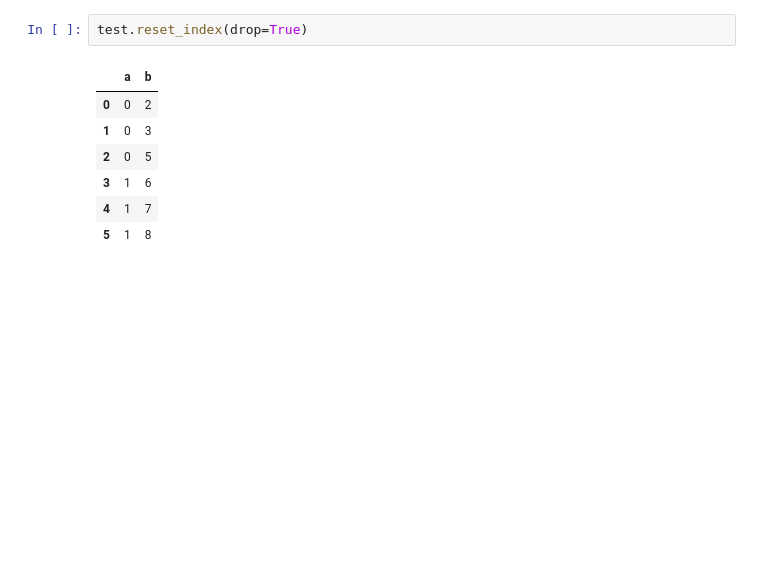
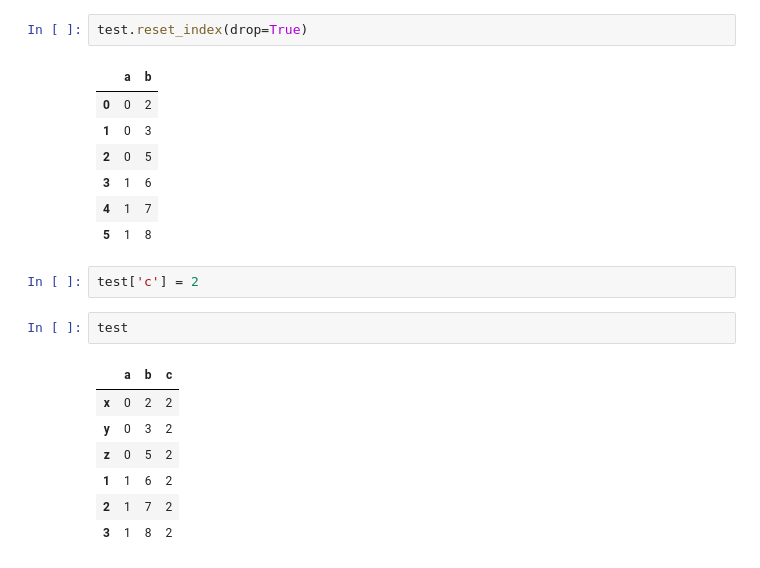
Before and after one commit to UHBristolDataScience/SMARTTDataExtraction, a Jupyter notebook: scripts/mapping_ids.ipynb, the cells around one changed output. Saved outputs shown, nothing was run; the diff lists cells and outputs as text; blank space fills up the shorter version.

```diff
--- a/scripts/mapping_ids.ipynb
+++ b/scripts/mapping_ids.ipynb
@@ -190,3 +190,15 @@ test.reset_index(drop=True)
 | 3 | 1 | 6 |
 | 4 | 1 | 7 |
 | 5 | 1 | 8 |
+# %%
+test['c'] = 2
+# %%
+test
+# %% [output]
+|  | a | b | c |
+| x | 0 | 2 | 2 |
+| y | 0 | 3 | 2 |
+| z | 0 | 5 | 2 |
+| 1 | 1 | 6 | 2 |
+| 2 | 1 | 7 | 2 |
+| 3 | 1 | 8 | 2 |
```
Also changed, not shown: 1 other file.
